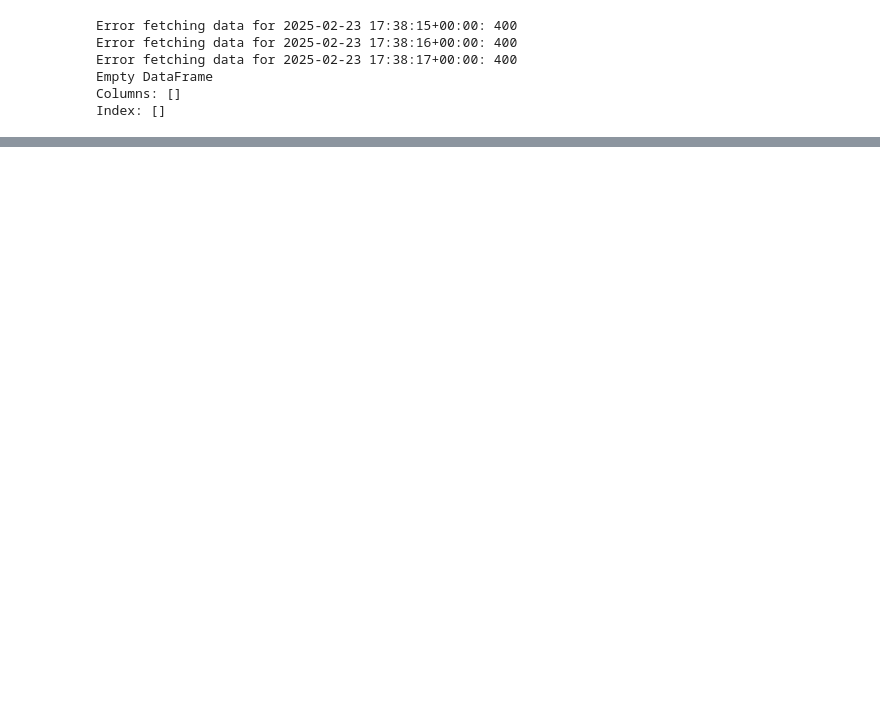
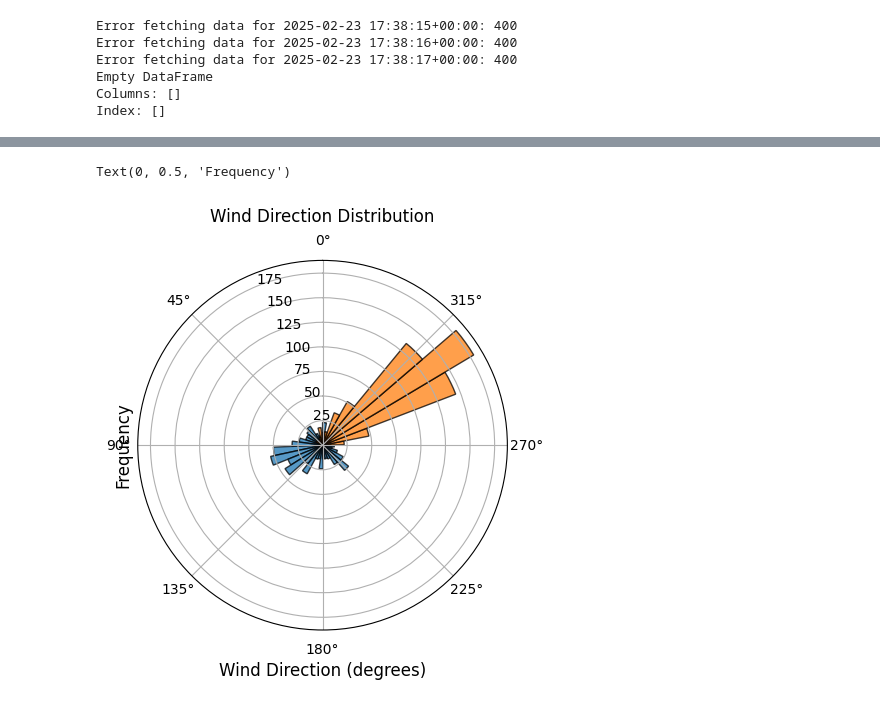
Before and after one commit to Filippo1993/garmin-myruns, a Jupyter notebook: patagonia_weather.ipynb, the cells around one changed output, grey strips where cells are left out. Saved outputs shown, nothing was run; the diff lists cells and outputs as text; code cells hidden in the pictures; blank space fills up the shorter version.

```diff
--- a/patagonia_weather.ipynb
+++ b/patagonia_weather.ipynb
@@ -138,0 +225,74 @@ meteo_df = get_meteo_dataset()
+# %%
+import numpy as np
+#LUIGI'S FUNCTION
+# Take the meteo dataset using the function below
+def get_meteo_dataset():
+    """Get the meteo dataset from the open-meteo API.
+    Note how easy it is to get data from the web with pandas! As long as we give the URL of the csv data, pandas can read it.
+    """
+    np.random.seed(42)
+    URL = "https://api.open-meteo.com/v1/forecast?latitude=46&longitude=11&current=temperature_2m,wind_speed_10m&hourly=temperature_2m,precipitation,wind_speed_10m,winddirection_10m&start_date=2025-02-07&end_date=2025-03-08&format=csv"
+    df = pd.read_csv(URL, skiprows=6)  # read the csv file, skipping the first 3 rows (a header)
+    df.columns = [col.split(" ")[0] for col in df.columns]  # simplify column names
+    df["time"] = pd.to_datetime(df["time"])  # convert the time column to datetime
+    df["hour"], df["dayofyear"] = df["time"].dt.hour, df["time"].dt.dayofyear  # extract the hour and day of year
+    df["weekdays"] = df["time"].dt.day_name()  # extract the day of the week
+
+    return df
+
+meteo_df = get_meteo_dataset()
+meteo_df
+
+import matplotlib.pyplot as plt
+import numpy as np
+
+# Convert wind directions to radians (polar plot requires radians)
+angles = np.radians(meteo_df['winddirection_10m'])
+
+# Create a figure and axis for the polar plot
+fig, ax = plt.subplots(subplot_kw={'projection': 'polar'})
+
+# Plot the wind directions as a histogram (default bins are in degrees)
+ax.hist(angles, bins=36, edgecolor='black', alpha=0.75)
+
+# Set the rotation to put North at the top (90 degrees counterclockwise)
+ax.set_theta_zero_location('N')
+
+# Add labels and title
+ax.set_title('Wind Direction Distribution', va='bottom')
+ax.set_xlabel('Wind Direction (degrees)', fontsize=12)
+ax.set_ylabel('Frequency', fontsize=12)
+
+def get_meteo_dataset():
+    """Get the meteo dataset from the open-meteo API.
+    Note how easy it is to get data from the web with pandas! As long as we give the URL of the csv data, pandas can read it.
+    """
+    np.random.seed(42)
+    URL = "https://api.open-meteo.com/v1/forecast?latitude=-45&longitude=-72&current=temperature_2m,wind_speed_10m&hourly=temperature_2m,precipitation,wind_speed_10m,winddirection_10m&start_date=2025-02-07&end_date=2025-03-08&format=csv"
+    df = pd.read_csv(URL, skiprows=6)  # read the csv file, skipping the first 3 rows (a header)
+    df.columns = [col.split(" ")[0] for col in df.columns]  # simplify column names
+    df["time"] = pd.to_datetime(df["time"])  # convert the time column to datetime
+    df["hour"], df["dayofyear"] = df["time"].dt.hour, df["time"].dt.dayofyear  # extract the hour and day of year
+    df["weekdays"] = df["time"].dt.day_name()  # extract the day of the week
+
+    return df
+
+meteo_df = get_meteo_dataset()
+meteo_df
+
+# Convert wind directions to radians (polar plot requires radians)
+angles = np.radians(meteo_df['winddirection_10m'])
+
+# Plot the wind directions as a histogram (default bins are in degrees)
+ax.hist(angles, bins=36, edgecolor='black', alpha=0.75)
+
+# Set the rotation to put North at the top (90 degrees counterclockwise)
+ax.set_theta_zero_location('N')
+
+# Add labels and title
+ax.set_title('Wind Direction Distribution', va='bottom')
+ax.set_xlabel('Wind Direction (degrees)', fontsize=12)
+ax.set_ylabel('Frequency', fontsize=12)
+# %% [output]
+Text(0, 0.5, 'Frequency')
+[figure, added]
```
Also changed, not shown: parts of 7 cells of this notebook, 1 other file.
